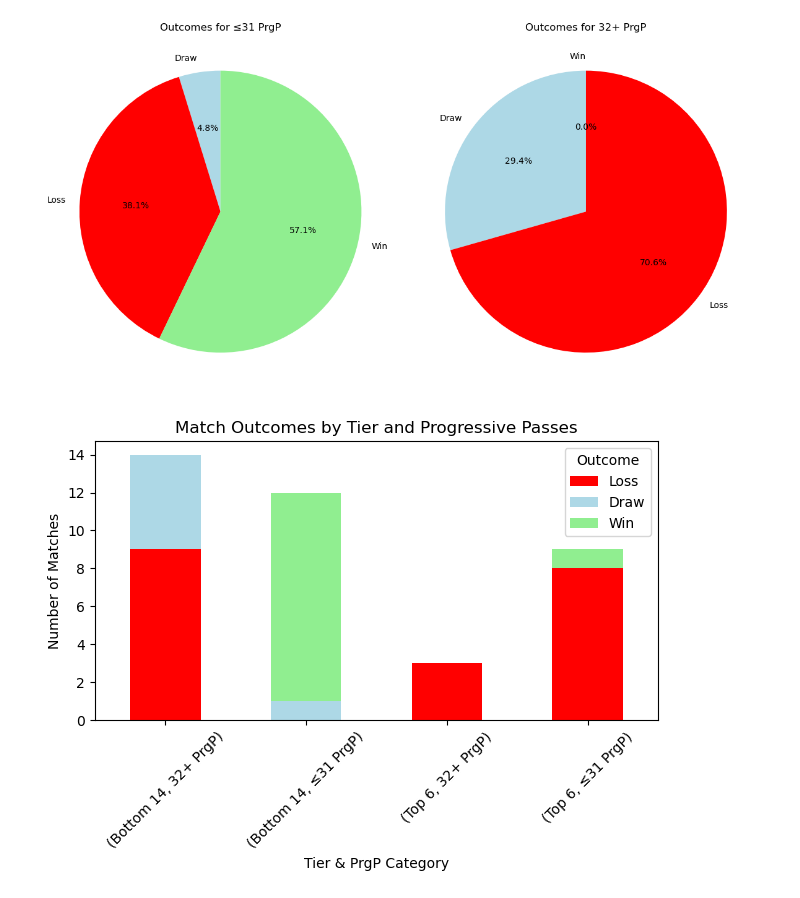
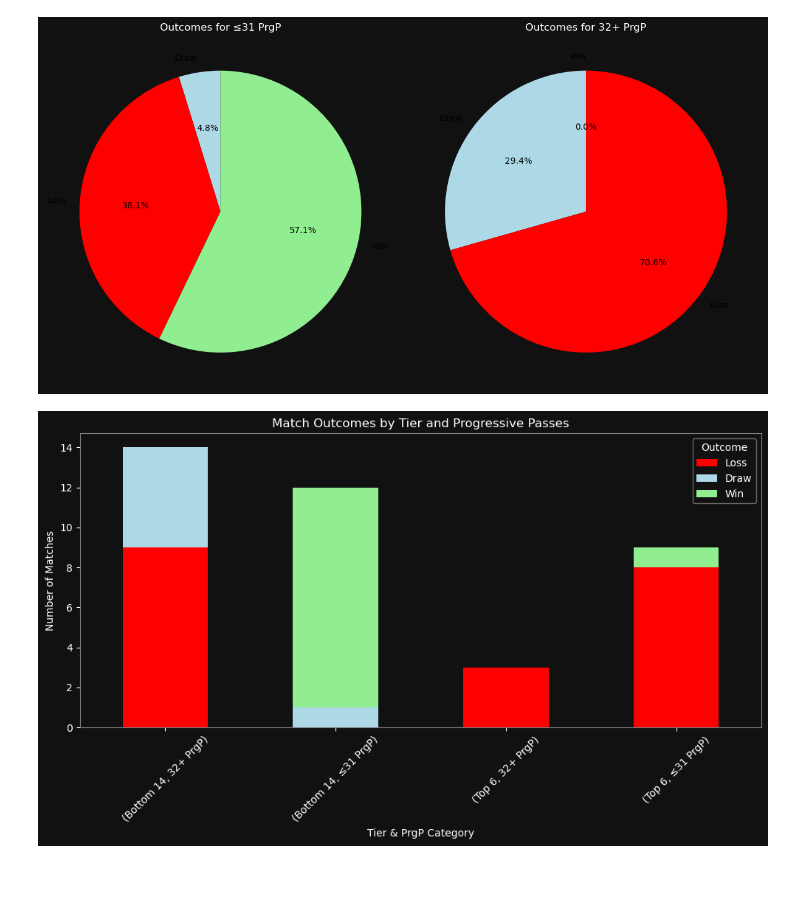
Before and after one commit to derek-chui/Football-Analytics, a Jupyter notebook: wolves1a.ipynb, the cells around one changed output. Cells and saved outputs as stored; diff of their text form; code cells hidden in the pictures.

```diff
--- a/wolves1a.ipynb
+++ b/wolves1a.ipynb
@@ -6,9 +6,21 @@ xls = pd.ExcelFile("wolves_passing_matchlogs.xlsx")
 df = pd.read_excel(xls, sheet_name="wolves_passing_matchlogs")
 df['PrgP Category'] = df['PrgP'].apply(lambda x: '≤31 PrgP' if x <= 31 else '32+ PrgP')
 df['Outcome'] = df['Result'].map({'W': 'Win', 'D': 'Draw', 'L': 'Loss'})
+customColors = {'Win': 'lightgreen', 'Draw': 'lightblue', 'Loss': 'red'}
+plt.style.use('dark_background')
+plt.rcParams.update({
+    'figure.facecolor': '#111111',
+    'axes.facecolor': '#111111',
+    'axes.edgecolor': 'gray',
+    'text.color': 'white',
+    'axes.labelcolor': 'white',
+    'xtick.color': 'white',
+    'ytick.color': 'white',
+    'legend.edgecolor': 'gray',
+})
+
 outcomeCounts = df.groupby('PrgP Category')['Outcome'].value_counts().unstack().fillna(0)
-customColors = {'Win': 'lightgreen', 'Draw': 'lightblue', 'Loss': 'red'}
-fig, axes = plt.subplots(1, 2, figsize=(12, 6))
+fig, axes = plt.subplots(1, 2, figsize=(12, 6), facecolor='#111111')
 for i, category in enumerate(['≤31 PrgP', '32+ PrgP']):
     counts = outcomeCounts.loc[category]
     axes[i].pie(
@@ -16,29 +28,44 @@ for i, category in enumerate(['≤31 PrgP', '32+ PrgP']):
         labels=counts.index,
         autopct='%1.1f%%',
         colors=[customColors[label] for label in counts.index],
-        startangle=90
+        startangle=90,
+        textprops={'color': 'black'}
     )
-    axes[i].set_title(f'Outcomes for {category}')
+    axes[i].set_title(f'Outcomes for {category}', color='white')
+    axes[i].set_facecolor('#111111')
 
 plt.tight_layout()
 plt.show()
 # %% [output]
-[figure, old version]
+[figure, new version]
 # %%
 tierCounts = df.groupby(['Tier', 'PrgP Category', 'Outcome']).size().unstack().fillna(0)
-customColors = {'Win': 'lightgreen', 'Draw': 'lightblue', 'Loss': 'red'}
-tierCounts = tierCounts[['Loss', 'Draw', 'Win']]
-tierCounts.plot(
+tierCounts = tierCounts[['Loss', 'Draw', 'Win']]  # Consistent color order
+
+ax = tierCounts.plot(
     kind='bar',
     stacked=True,
-    color=[customColors['Loss'], customColors['Draw'], customColors['Win']]
+    color=[customColors['Loss'], customColors['Draw'], customColors['Win']],
+    figsize=(10, 6)
 )
-plt.title('Match Outcomes by Tier and Progressive Passes')
-plt.ylabel('Number of Matches')
-plt.xlabel('Tier & PrgP Category')
-plt.xticks(rotation=45)
-plt.legend(title='Outcome')
+
+# Dark mode styling
+ax.set_facecolor('#111111')
+ax.figure.set_facecolor('#111111')
+ax.set_title('Match Outcomes by Tier and Progressive Passes', color='white')
+ax.set_ylabel('Number of Matches', color='white')
+ax.set_xlabel('Tier & PrgP Category', color='white')
+ax.tick_params(axis='x', colors='white', rotation=45)
+ax.tick_params(axis='y', colors='white')
+
+for spine in ax.spines.values():
+    spine.set_color('gray')
+
+legend = ax.legend(title='Outcome', facecolor='#111111', edgecolor='gray')
+plt.setp(legend.get_texts(), color='white')
+plt.setp(legend.get_title(), color='white')
+
 plt.tight_layout()
 plt.show()
 # %% [output]
-[figure, old version]
+[figure, new version]
```
Also changed, not shown: 3 other files.
